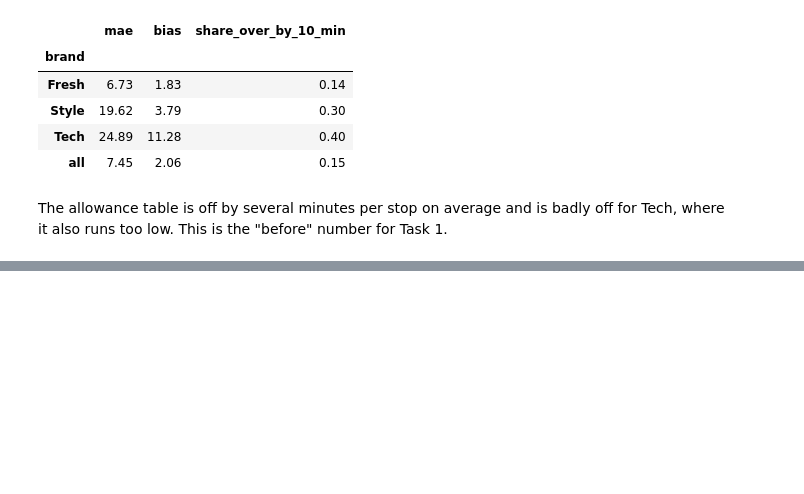
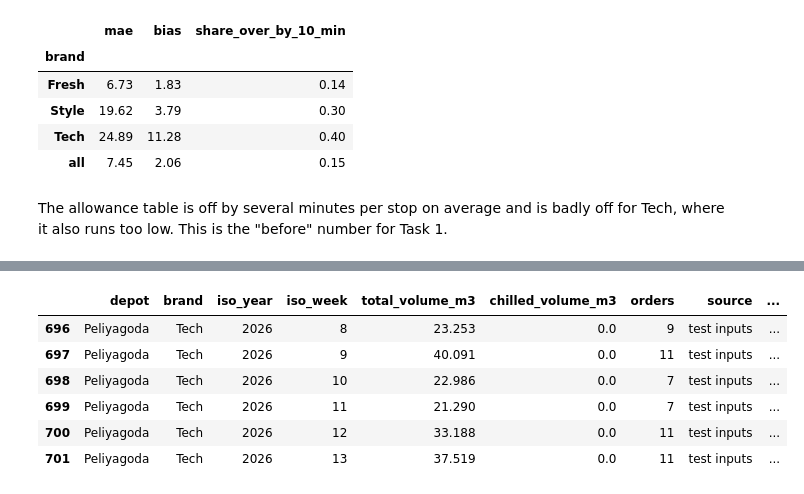
Before and after one commit to sameera-ekanayaka/Xora_Datathon, a Jupyter notebook: notebooks/03_label_construction.ipynb, the cells around one changed output, grey strips where cells are left out. Cells and saved outputs as stored; diff of their text form; code cells hidden in the pictures; blank space fills up the shorter version.

Commit message:
Build the weekly demand table for Task 2A with a not_run adjustment

```diff
--- a/notebooks/03_label_construction.ipynb
+++ b/notebooks/03_label_construction.ipynb
@@ -207,0 +217,17 @@ The allowance table is off by several minutes per stop on average and is badly o
+# %%
+orders_wk = orders.merge(calendar[["date", "iso_year", "iso_week"]], left_on="order_date", right_on="date", how="left", validate="many_to_one")
+orders_wk["chilled_volume_m3"] = orders_wk.order_volume_m3.where(orders_wk.temp_requirement == "chilled", 0.0)
+
+weekly = (
+    orders_wk.groupby(["depot", "brand", "iso_year", "iso_week"])
+    .agg(
+        total_volume_m3=("order_volume_m3", "sum"),
+        chilled_volume_m3=("chilled_volume_m3", "sum"),
+        orders=("delivery_id", "size"),
+        source=("split", lambda s: "test inputs" if (s == "test").all() else "train"),
+    )
+    .reset_index()
+)
+weekly.assign(year_week=weekly.iso_year.astype(str) + "-W" + weekly.iso_week.astype(str).str.zfill(2)).groupby("source").agg(
+    series_weeks=("year_week", "size"), first_week=("year_week", "min"), last_week=("year_week", "max")
+)
@@ -207,0 +245,8 @@ The allowance table is off by several minutes per stop on average and is badly o
+# %%
+hist = orders_wk[orders_wk.split == "train"]
+key = ["depot", "brand", "temp_requirement"]
+not_run_vol = hist[hist.dispatch_status == "not_run"].groupby(key).order_volume_m3.sum()
+other_vol = hist[hist.dispatch_status != "not_run"].groupby(key).order_volume_m3.sum()
+uplift = (not_run_vol / other_vol).reindex(other_vol.index, fill_value=0.0).rename("not_run_uplift")
+
+uplift.unstack("temp_requirement").fillna(0).round(4)
@@ -207,0 +264,16 @@ The allowance table is off by several minutes per stop on average and is badly o
+# %%
+test_wk = orders_wk[orders_wk.split == "test"].merge(uplift.reset_index(), on=key, how="left")
+test_wk["extra_m3"] = test_wk.order_volume_m3 * test_wk.not_run_uplift
+extra = test_wk.groupby(["depot", "brand", "iso_year", "iso_week"]).agg(
+    extra_total_m3=("extra_m3", "sum"),
+    extra_chilled_m3=("extra_m3", lambda s: s[test_wk.loc[s.index, "temp_requirement"] == "chilled"].sum()),
+)
+
+weekly = weekly.merge(extra.reset_index(), on=["depot", "brand", "iso_year", "iso_week"], how="left").fillna({"extra_total_m3": 0.0, "extra_chilled_m3": 0.0})
+weekly["total_volume_m3_adj"] = weekly.total_volume_m3 + weekly.extra_total_m3
+weekly["chilled_volume_m3_adj"] = weekly.chilled_volume_m3 + weekly.extra_chilled_m3
+weekly = weekly.drop(columns=["extra_total_m3", "extra_chilled_m3"])
+
+weekly[weekly.source == "test inputs"].groupby(["depot", "brand"])[["total_volume_m3", "total_volume_m3_adj"]].sum().assign(
+    added_pct=lambda d: (d.total_volume_m3_adj / d.total_volume_m3 - 1) * 100
+).round(2)
@@ -207,0 +310,10 @@ The allowance table is off by several minutes per stop on average and is badly o
+# %%
+weekly.tail(6)
+# %% [output]
+|  | depot | brand | iso_year | iso_week | total_volume_m3 | chilled_volume_m3 | orders | source | ... |
+| 696 | Peliyagoda | Tech | 2026 | 8 | 23.253 | 0.0 | 9 | test inputs | ... |
+| 697 | Peliyagoda | Tech | 2026 | 9 | 40.091 | 0.0 | 11 | test inputs | ... |
+| 698 | Peliyagoda | Tech | 2026 | 10 | 22.986 | 0.0 | 7 | test inputs | ... |
+| 699 | Peliyagoda | Tech | 2026 | 11 | 21.290 | 0.0 | 7 | test inputs | ... |
+| 700 | Peliyagoda | Tech | 2026 | 12 | 33.188 | 0.0 | 11 | test inputs | ... |
+| 701 | Peliyagoda | Tech | 2026 | 13 | 37.519 | 0.0 | 11 | test inputs | ... |
```
Also changed, not shown: parts of 8 cells of this notebook.
